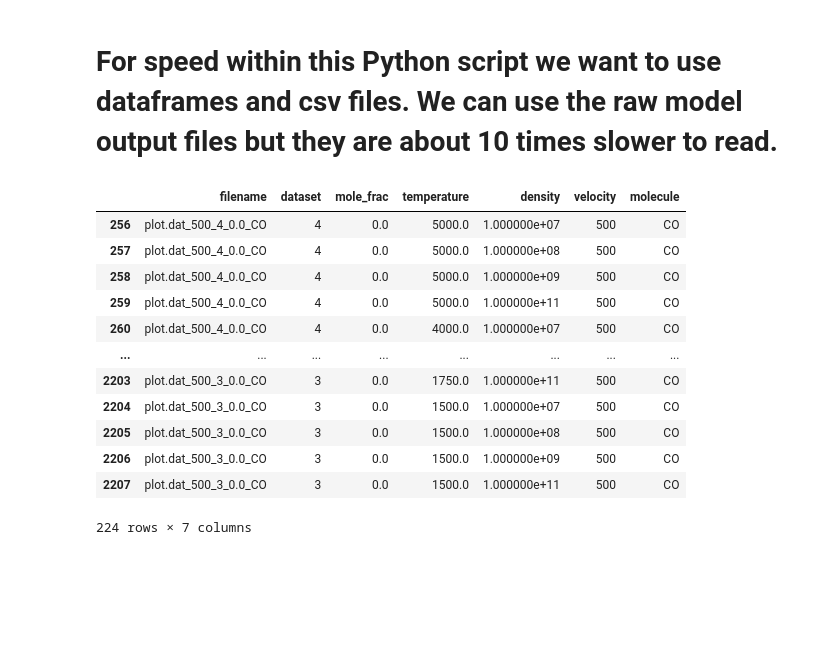
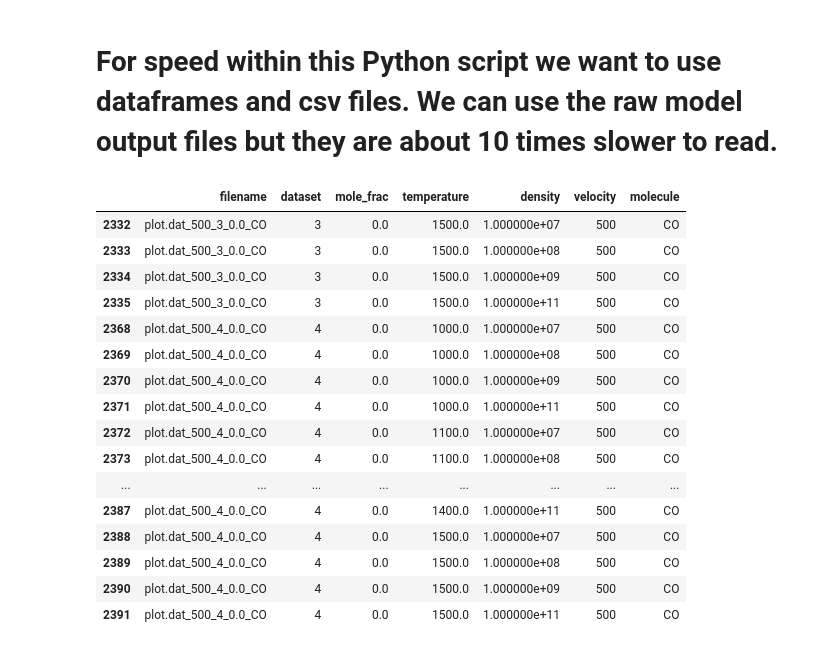
Before and after one commit to scottfdavis/CO-modeling, a Jupyter notebook: example/plot_CO.ipynb, the cells around one changed output. Cells and saved outputs as stored; diff of their text form; code cells hidden in the pictures; blank space fills up the shorter version.

```diff
--- a/example/plot_CO.ipynb
+++ b/example/plot_CO.ipynb
@@ -49,24 +52,28 @@ spec = spec[(spec['flux'] > 0)]
 # %%
 df = pd.read_csv(co_path+'Hoeflich_models.csv')
 
 # Limiting to only the models that we care about for this example, i.e. what will fit reasonably well.
 df = df[(df.molecule == 'CO')]
-df = df[(df.mole_frac==0.0)&(df.velocity<2000.)]
+df = df[(df.mole_frac==0.0)&(df.velocity==500)&(df.temperature<=1500)]
 df
 # %% [output]
 |  | filename | dataset | mole_frac | temperature | density | velocity | molecule |
-| 256 | plot.dat_500_4_0.0_CO | 4 | 0.0 | 5000.0 | 1.000000e+07 | 500 | CO |
-| 257 | plot.dat_500_4_0.0_CO | 4 | 0.0 | 5000.0 | 1.000000e+08 | 500 | CO |
-| 258 | plot.dat_500_4_0.0_CO | 4 | 0.0 | 5000.0 | 1.000000e+09 | 500 | CO |
-| 259 | plot.dat_500_4_0.0_CO | 4 | 0.0 | 5000.0 | 1.000000e+11 | 500 | CO |
-| 260 | plot.dat_500_4_0.0_CO | 4 | 0.0 | 4000.0 | 1.000000e+07 | 500 | CO |
+| 2332 | plot.dat_500_3_0.0_CO | 3 | 0.0 | 1500.0 | 1.000000e+07 | 500 | CO |
+| 2333 | plot.dat_500_3_0.0_CO | 3 | 0.0 | 1500.0 | 1.000000e+08 | 500 | CO |
+| 2334 | plot.dat_500_3_0.0_CO | 3 | 0.0 | 1500.0 | 1.000000e+09 | 500 | CO |
+| 2335 | plot.dat_500_3_0.0_CO | 3 | 0.0 | 1500.0 | 1.000000e+11 | 500 | CO |
+| 2368 | plot.dat_500_4_0.0_CO | 4 | 0.0 | 1000.0 | 1.000000e+07 | 500 | CO |
+| 2369 | plot.dat_500_4_0.0_CO | 4 | 0.0 | 1000.0 | 1.000000e+08 | 500 | CO |
+| 2370 | plot.dat_500_4_0.0_CO | 4 | 0.0 | 1000.0 | 1.000000e+09 | 500 | CO |
+| 2371 | plot.dat_500_4_0.0_CO | 4 | 0.0 | 1000.0 | 1.000000e+11 | 500 | CO |
+| 2372 | plot.dat_500_4_0.0_CO | 4 | 0.0 | 1100.0 | 1.000000e+07 | 500 | CO |
+| 2373 | plot.dat_500_4_0.0_CO | 4 | 0.0 | 1100.0 | 1.000000e+08 | 500 | CO |
 | ... | ... | ... | ... | ... | ... | ... | ... |
-| 2203 | plot.dat_500_3_0.0_CO | 3 | 0.0 | 1750.0 | 1.000000e+11 | 500 | CO |
-| 2204 | plot.dat_500_3_0.0_CO | 3 | 0.0 | 1500.0 | 1.000000e+07 | 500 | CO |
-| 2205 | plot.dat_500_3_0.0_CO | 3 | 0.0 | 1500.0 | 1.000000e+08 | 500 | CO |
-| 2206 | plot.dat_500_3_0.0_CO | 3 | 0.0 | 1500.0 | 1.000000e+09 | 500 | CO |
-| 2207 | plot.dat_500_3_0.0_CO | 3 | 0.0 | 1500.0 | 1.000000e+11 | 500 | CO |
+| 2387 | plot.dat_500_4_0.0_CO | 4 | 0.0 | 1400.0 | 1.000000e+11 | 500 | CO |
+| 2388 | plot.dat_500_4_0.0_CO | 4 | 0.0 | 1500.0 | 1.000000e+07 | 500 | CO |
+| 2389 | plot.dat_500_4_0.0_CO | 4 | 0.0 | 1500.0 | 1.000000e+08 | 500 | CO |
+| 2390 | plot.dat_500_4_0.0_CO | 4 | 0.0 | 1500.0 | 1.000000e+09 | 500 | CO |
+| 2391 | plot.dat_500_4_0.0_CO | 4 | 0.0 | 1500.0 | 1.000000e+11 | 500 | CO |
-224 rows × 7 columns
 # %%
 # this just supresses all the warnings that numpy and python like to throw
 import warnings
```
Also changed, not shown: parts of 2 cells of this notebook, 2 other files.
